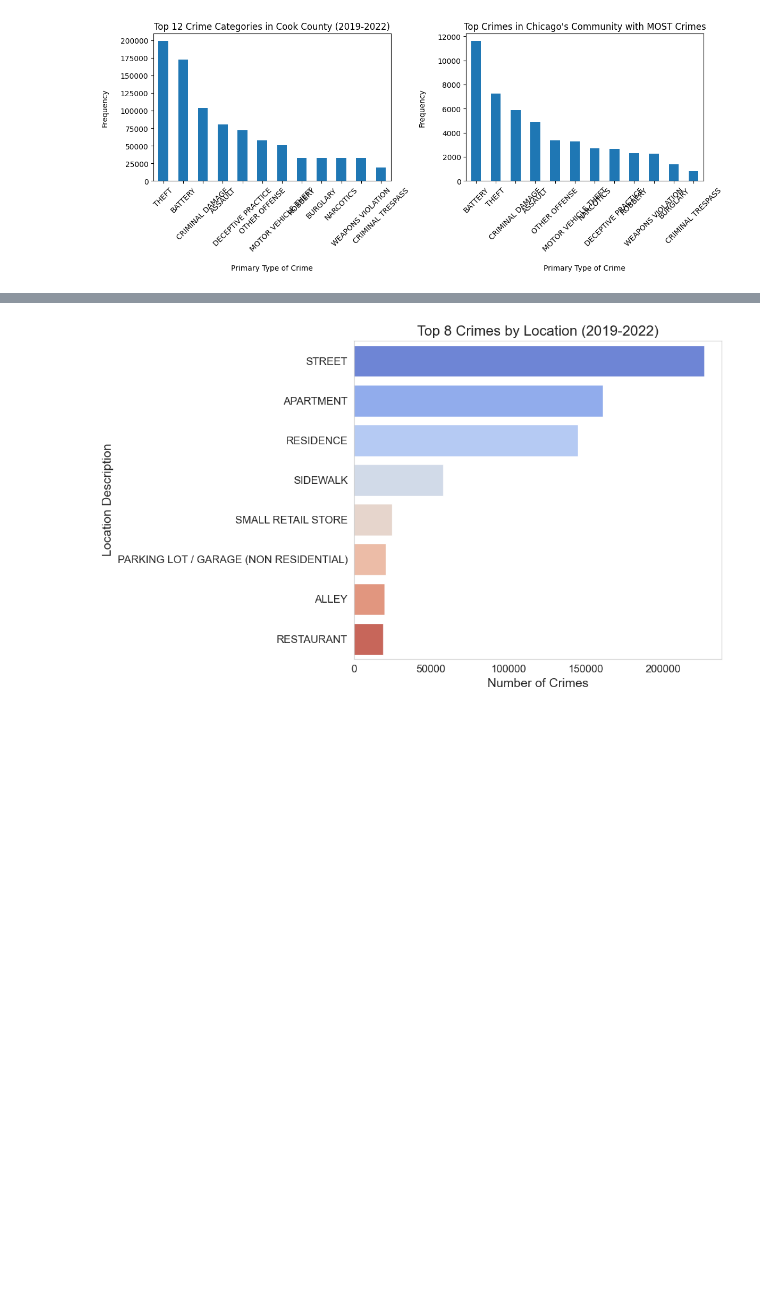
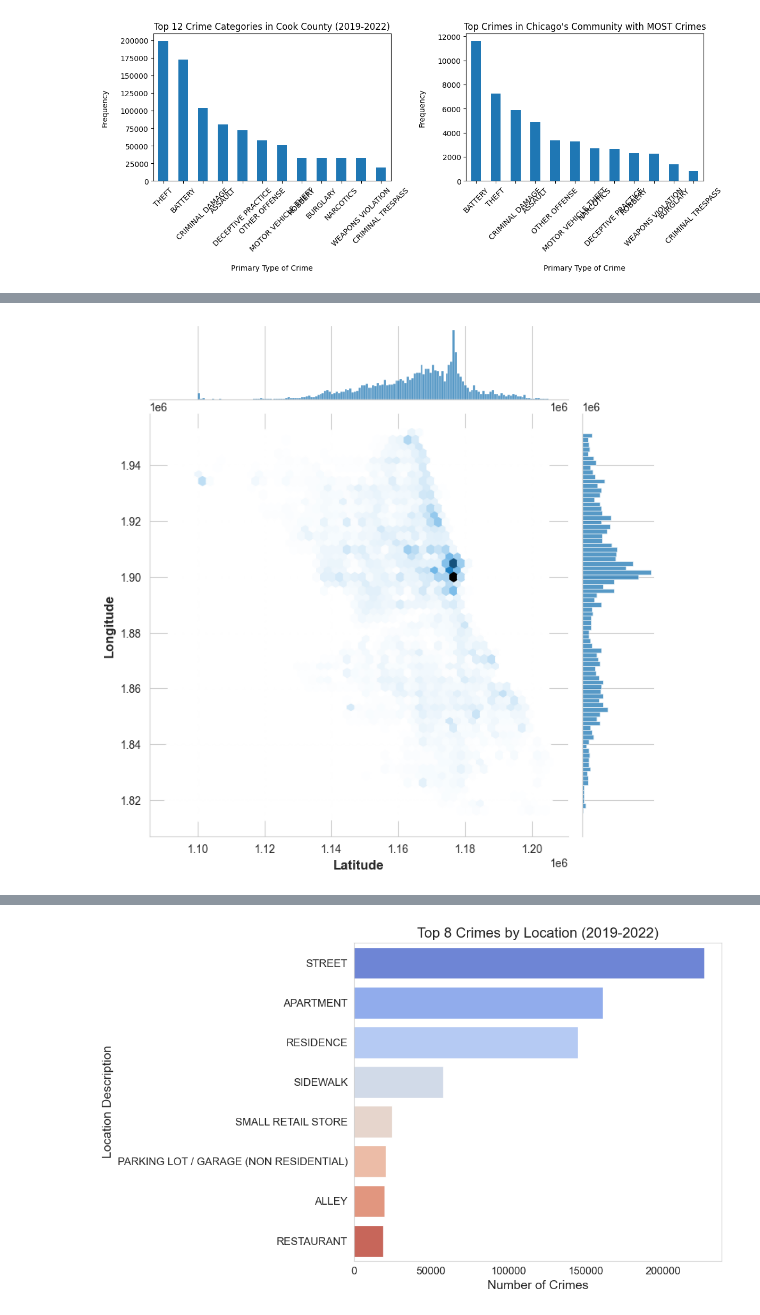
Before and after one commit to kfukutom/urban-informatics, a Jupyter notebook: src/main.ipynb, the cells around one changed output, grey strips where cells are left out. Saved outputs shown, nothing was run; the diff lists cells and outputs as text; code cells hidden in the pictures; blank space fills up the shorter version.

```diff
--- a/src/main.ipynb
+++ b/src/main.ipynb
@@ -384,0 +438,9 @@ We can clearly observe that crime categorized as `THEFT` has the highest occuren
+# %%
+crime = 'THEFT'
+partition_df = df[df['Primary Type']==crime.upper()]
+sb.jointplot(x=partition_df['X Coordinate'].values, y=partition_df['Y Coordinate'].values, height=7, kind='hex')
+plt.xlabel("Latitude", fontdict={'fontsize': 12}, weight='bold')
+plt.ylabel("Longitude", fontdict={'fontsize': 12}, weight="bold")
+plt.show()
+# %% [output]
+[figure, added]
```
Also changed, not shown: parts of 62 cells of this notebook.
